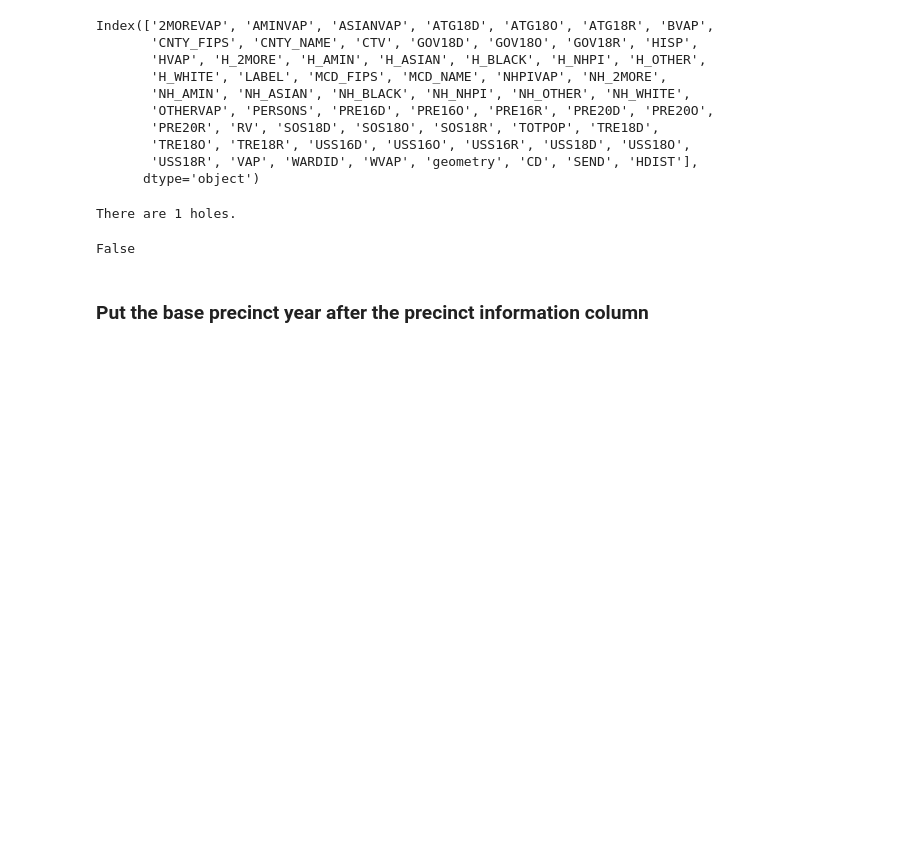
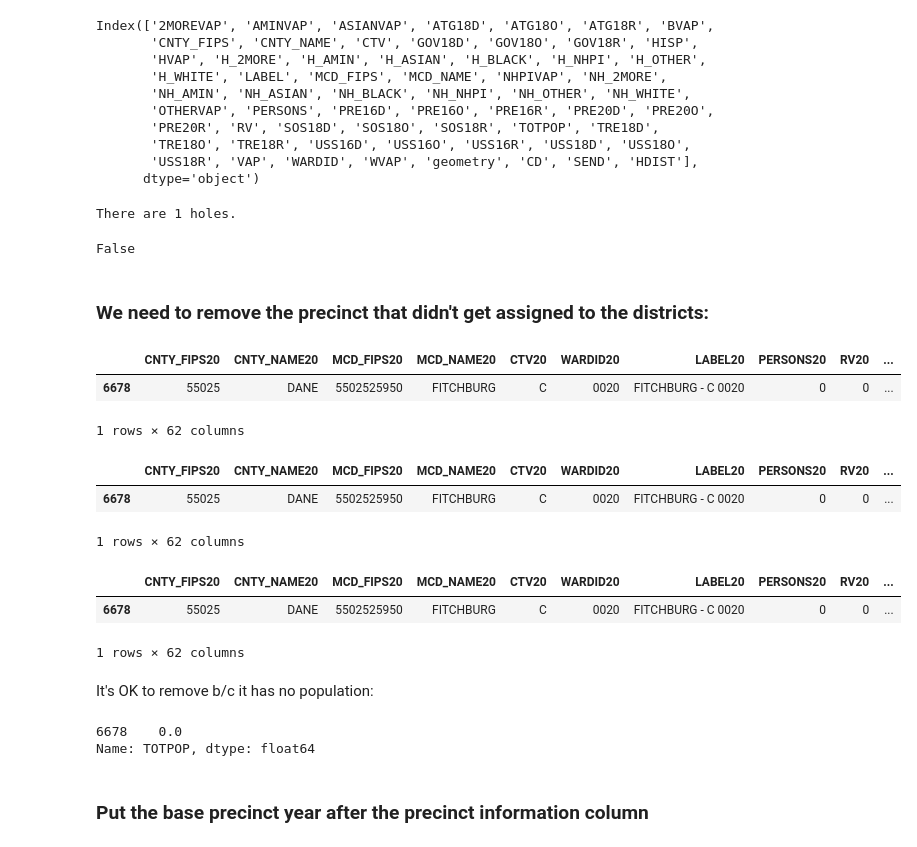
Before and after one commit to eveomett-states/Wisconsin, a Jupyter notebook: wi.ipynb, the cells around one changed output. Cells and saved outputs as stored; diff of their text form; code cells hidden in the pictures; blank space fills up the shorter version.

```diff
--- a/wi.ipynb
+++ b/wi.ipynb
@@ -454,3 +454,30 @@ maup.doctor(election_df)
 # %% [output]
 There are 1 holes.
 False
+# %% [markdown]
+### We need to remove the precinct that didn't get assigned to the districts:
+# %%
+election_df[election_df['SEND'].isna()]
+# %% [output]
+|  | CNTY_FIPS20 | CNTY_NAME20 | MCD_FIPS20 | MCD_NAME20 | CTV20 | WARDID20 | LABEL20 | PERSONS20 | RV20 | ... |
+| 6678 | 55025 | DANE | 5502525950 | FITCHBURG | C | 0020 | FITCHBURG - C 0020 | 0 | 0 | ... |
+1 rows × 62 columns
+# %%
+election_df[election_df['CD'].isna()]
+# %% [output]
+|  | CNTY_FIPS20 | CNTY_NAME20 | MCD_FIPS20 | MCD_NAME20 | CTV20 | WARDID20 | LABEL20 | PERSONS20 | RV20 | ... |
+| 6678 | 55025 | DANE | 5502525950 | FITCHBURG | C | 0020 | FITCHBURG - C 0020 | 0 | 0 | ... |
+1 rows × 62 columns
+# %%
+election_df[election_df['HDIST'].isna()]
+# %% [output]
+|  | CNTY_FIPS20 | CNTY_NAME20 | MCD_FIPS20 | MCD_NAME20 | CTV20 | WARDID20 | LABEL20 | PERSONS20 | RV20 | ... |
+| 6678 | 55025 | DANE | 5502525950 | FITCHBURG | C | 0020 | FITCHBURG - C 0020 | 0 | 0 | ... |
+1 rows × 62 columns
+# %% [markdown]
+It's OK to remove b/c it has no population:
+# %%
+election_df[election_df['HDIST'].isna()]['TOTPOP']
+# %% [output]
+6678    0.0
+Name: TOTPOP, dtype: float64
```
Also changed, not shown: parts of 8 cells of this notebook, 1 other file.
